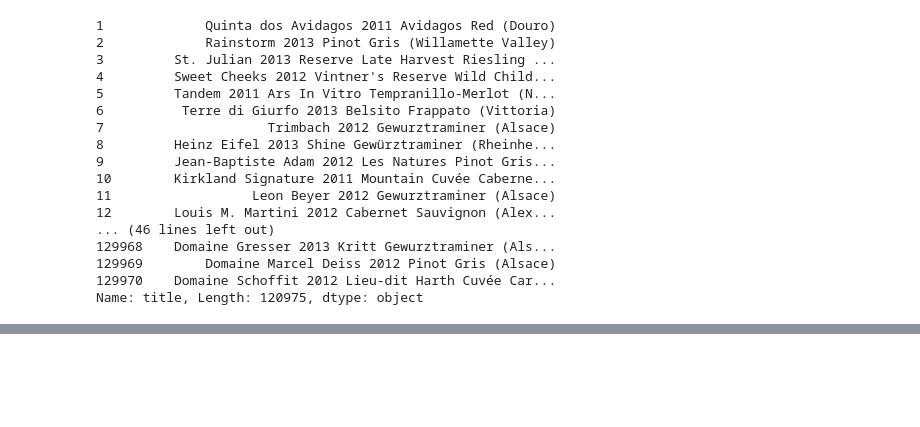
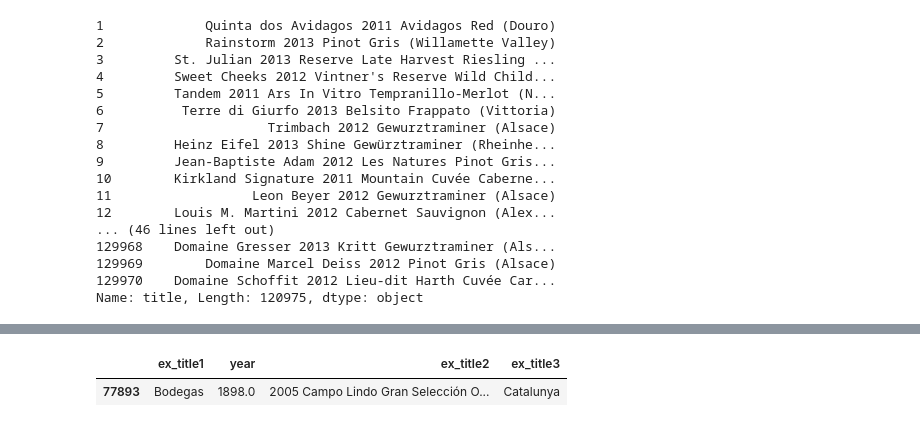
Before and after one commit to DaphineRose/Wine-Predictor, a Jupyter notebook: Exploratory-Data-Analysis.ipynb, the cells around one changed output, grey strips where cells are left out. Saved outputs shown, nothing was run; the diff lists cells and outputs as text; code cells hidden in the pictures; blank space fills up the shorter version.

```diff
--- a/Exploratory-Data-Analysis.ipynb
+++ b/Exploratory-Data-Analysis.ipynb
@@ -321,0 +468,5 @@ Name: title, Length: 120975, dtype: object
+# %%
+title_df[title_df['ex_title2']=='2005 Campo Lindo Gran Selección Old Wine Tempranillo-Cabernet Sauvignon']
+# %% [output]
+|  | ex_title1 | year | ex_title2 | ex_title3 |
+| 77893 | Bodegas | 1898.0 | 2005 Campo Lindo Gran Selección O... | Catalunya |
```
Also changed, not shown: parts of 14 cells of this notebook.
